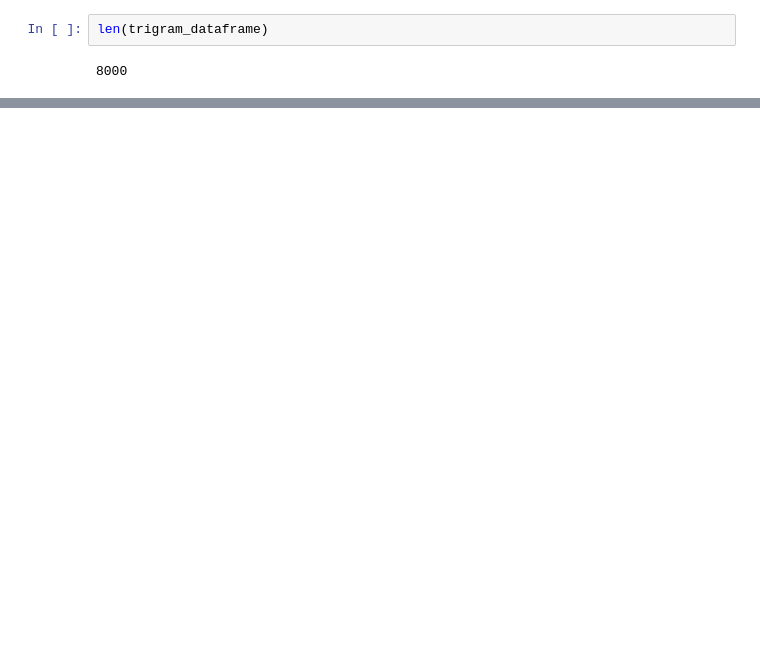
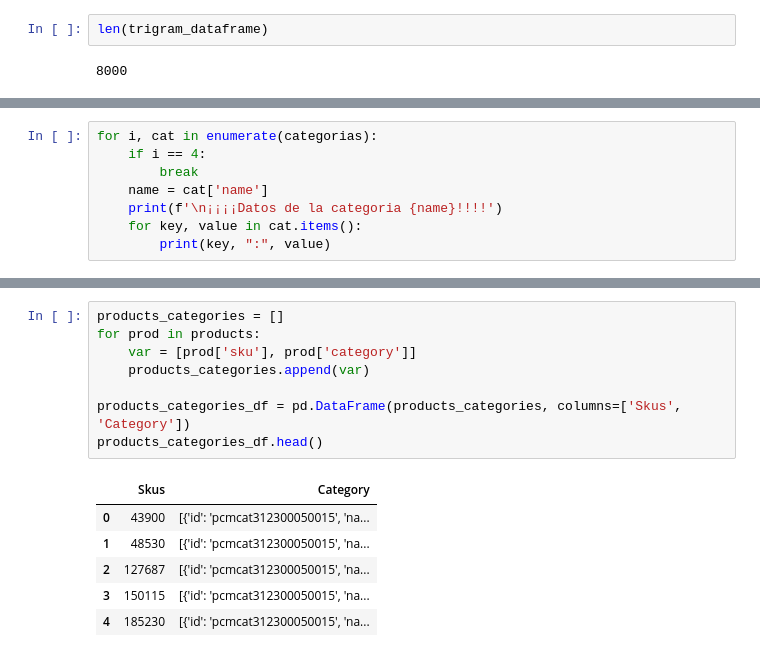
Before and after one commit to christian180492/e_commerce_categorization, a Jupyter notebook: EDA.ipynb, the cells around one changed output, grey strips where cells are left out. Saved outputs shown, nothing was run; the diff lists cells and outputs as text; blank space fills up the shorter version.

```diff
--- a/EDA.ipynb
+++ b/EDA.ipynb
@@ -587,0 +598,8 @@ Analisis de categorías.'''
+# %%
+for i, cat in enumerate(categorias):
+    if i == 4:
+        break
+    name = cat['name']
+    print(f'\n¡¡¡¡Datos de la categoria {name}!!!!')
+    for key, value in cat.items():
+        print(key, ":", value)
@@ -587,0 +650,15 @@ Analisis de categorías.'''
+# %%
+products_categories = []
+for prod in products:
+    var = [prod['sku'], prod['category']]
+    products_categories.append(var)
+
+products_categories_df = pd.DataFrame(products_categories, columns=['Skus', 'Category'])
+products_categories_df.head()
+# %% [output]
+|  | Skus | Category |
+| 0 | 43900 | [{'id': 'pcmcat312300050015', 'na... |
+| 1 | 48530 | [{'id': 'pcmcat312300050015', 'na... |
+| 2 | 127687 | [{'id': 'pcmcat312300050015', 'na... |
+| 3 | 150115 | [{'id': 'pcmcat312300050015', 'na... |
+| 4 | 185230 | [{'id': 'pcmcat312300050015', 'na... |
```
Also changed, not shown: parts of 49 cells of this notebook, 1 other file.
